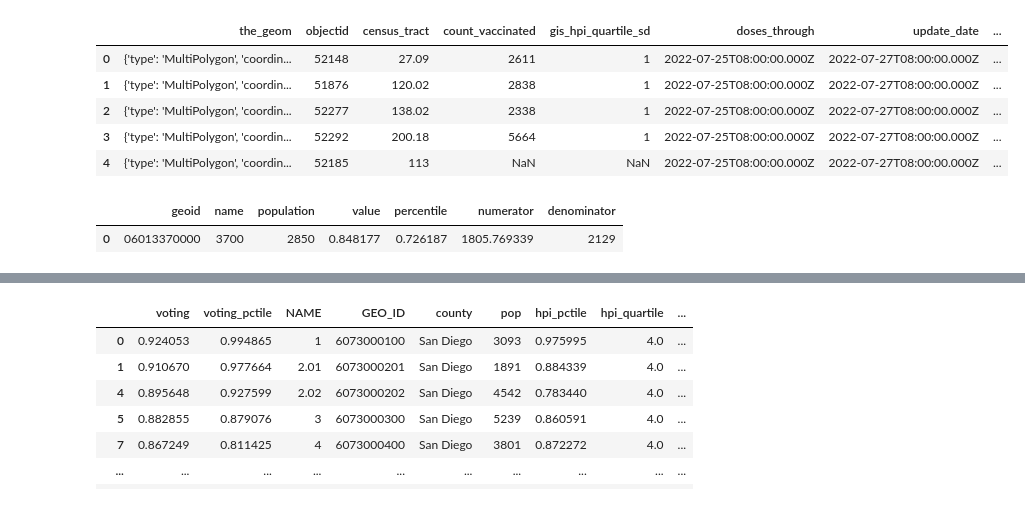
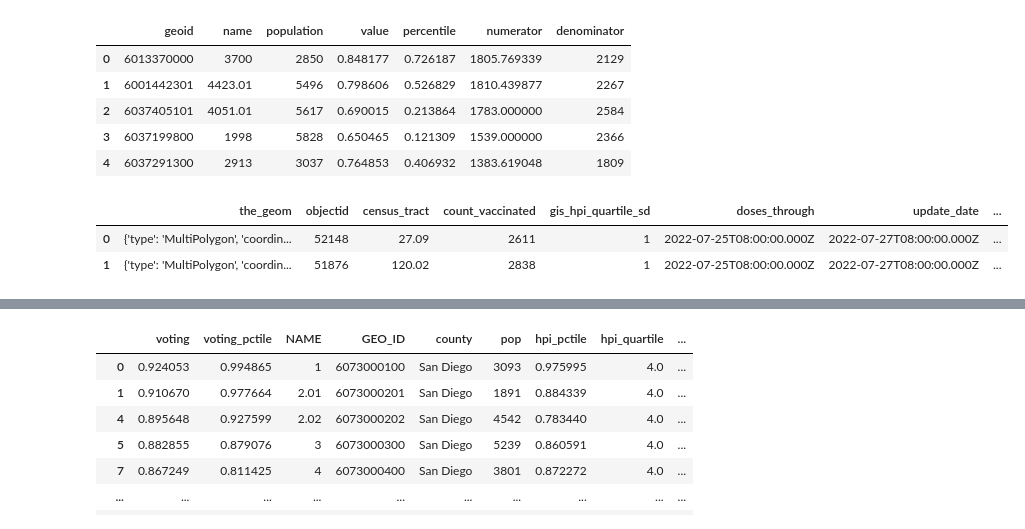
Before and after one commit to kacastel/DSCI-510-Final-Project, a Jupyter notebook: 510fpplay.ipynb, the cells around one changed output, grey strips where cells are left out. Saved outputs shown, nothing was run; the diff lists cells and outputs as text; code cells hidden in the pictures.

```diff
--- a/510fpplay.ipynb
+++ b/510fpplay.ipynb
@@ -3,57 +3,54 @@ import requests
 import pandas as pd
 
 # Importing HPI data and Vaccine data
-hpi_data = requests.get('https://api.healthyplacesindex.org/api/hpi?geography=tracts&year=2020&indicator=voting&format=json&key=f07f86d6-58b5-40e3-a17f-333b92ccc57d').json()
+voter_data = requests.get('https://api.healthyplacesindex.org/api/hpi?geography=tracts&year=2020&indicator=voting&format=json&key=f07f86d6-58b5-40e3-a17f-333b92ccc57d').json()
 vaccine_data = requests.get('https://data.sandiegocounty.gov/resource/nrkb-eanb.json').json()
 
-# hpi_data
+# voter_data
 # vaccine_data
 
 # Converting data (python dictionary) to a pandas dataframe
 # Resetting titles (variables) the dataframe versions
-hpi_data = pd.DataFrame(hpi_data)
+voter_data = pd.DataFrame(voter_data)
+voter_data['geoid'] = voter_data['geoid'].str[1:].astype({'geoid':'int64'})
+
 vaccine_data = pd.DataFrame(vaccine_data)
 
-
-# hpi_data.head(1)
-# vaccine_data.head(5)
-# df_hpi_data
+voter_data.head()
+# %% [output]
+|  | geoid | name | population | value | percentile | numerator | denominator |
+| 0 | 6013370000 | 3700 | 2850 | 0.848177 | 0.726187 | 1805.769339 | 2129 |
+| 1 | 6001442301 | 4423.01 | 5496 | 0.798606 | 0.526829 | 1810.439877 | 2267 |
+| 2 | 6037405101 | 4051.01 | 5617 | 0.690015 | 0.213864 | 1783.000000 | 2584 |
+| 3 | 6037199800 | 1998 | 5828 | 0.650465 | 0.121309 | 1539.000000 | 2366 |
+| 4 | 6037291300 | 2913 | 3037 | 0.764853 | 0.406932 | 1383.619048 | 1809 |
 # %%
 # Converting Vaccine Data column to float
 vaccine_data['vaccination_percentage_all'] = pd.to_numeric(vaccine_data['vaccination_percentage_all'])
 # vaccine_data.dtypes
-
 
 # Creating a function to popuilated a column
 import numpy as np
 
 def Vaccine_Quartile (vaccination_percentage_all):
     if vaccination_percentage_all <= 25:
         return 'Q1'
     elif vaccination_percentage_all <= 50:
         return 'Q2'
     elif vaccination_percentage_all <= 75:
         return 'Q3'
     elif vaccination_percentage_all <= 100:
         return 'Q4'
     else:
         return 'Unknown'
 
 vaccine_data['Vaccine Quartile'] = vaccine_data.apply(lambda row: Vaccine_Quartile(row['vaccination_percentage_all']), axis=1)
 
-vaccine_data.head()
+vaccine_data.head(2)
 # %% [output]
 |  | the_geom | objectid | census_tract | count_vaccinated | gis_hpi_quartile_sd | doses_through | update_date | ... |
 | 0 | {'type': 'MultiPolygon', 'coordin... | 52148 | 27.09 | 2611 | 1 | 2022-07-25T08:00:00.000Z | 2022-07-27T08:00:00.000Z | ... |
 | 1 | {'type': 'MultiPolygon', 'coordin... | 51876 | 120.02 | 2838 | 1 | 2022-07-25T08:00:00.000Z | 2022-07-27T08:00:00.000Z | ... |
-| 2 | {'type': 'MultiPolygon', 'coordin... | 52277 | 138.02 | 2338 | 1 | 2022-07-25T08:00:00.000Z | 2022-07-27T08:00:00.000Z | ... |
-| 3 | {'type': 'MultiPolygon', 'coordin... | 52292 | 200.18 | 5664 | 1 | 2022-07-25T08:00:00.000Z | 2022-07-27T08:00:00.000Z | ... |
-| 4 | {'type': 'MultiPolygon', 'coordin... | 52185 | 113 | NaN | NaN | 2022-07-25T08:00:00.000Z | 2022-07-27T08:00:00.000Z | ... |
-# %%
-hpi_data.head(1)
-# %% [output]
-|  | geoid | name | population | value | percentile | numerator | denominator |
-| 0 | 06013370000 | 3700 | 2850 | 0.848177 | 0.726187 | 1805.769339 | 2129 |
 # %%
 #Import from Google Drive - Master HPI Data. Recieved this file directly from the HPI agency.
 # Will use this file as an intermidiary- common key is needed from this file to join HPI data and Vaccine data
```
Also changed, not shown: parts of 16 cells of this notebook.
